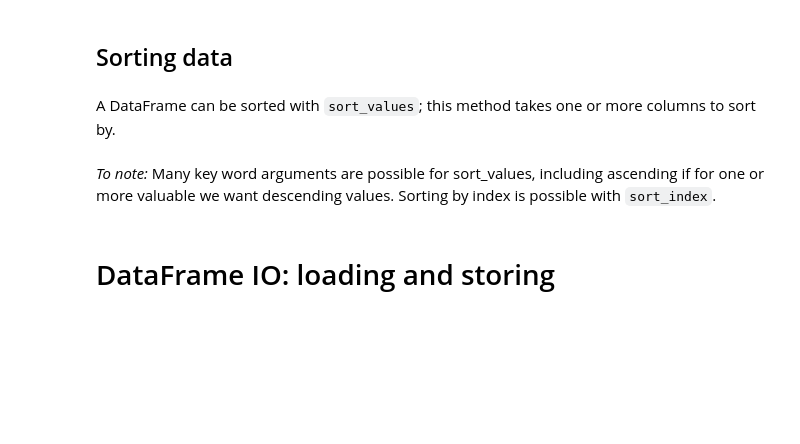
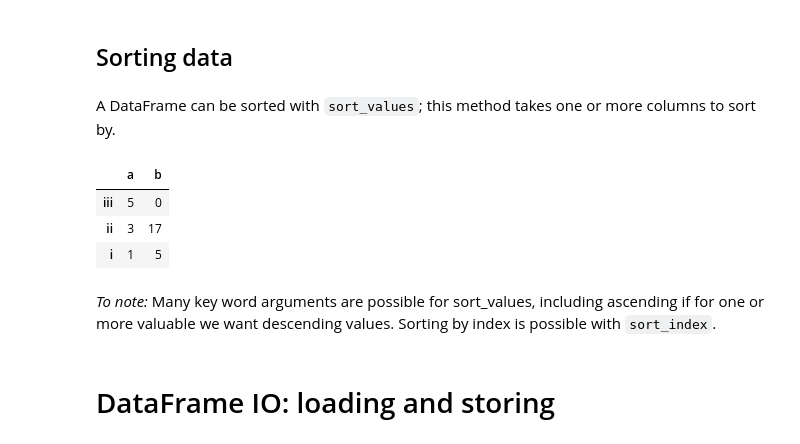
Before and after one commit to abjer/sds, a Jupyter notebook: material/session_4/lecture_4.ipynb, the cells around one changed output. Saved outputs shown, nothing was run; the diff lists cells and outputs as text; code cells hidden in the pictures; blank space fills up the shorter version.

```diff
--- a/material/session_4/lecture_4.ipynb
+++ b/material/session_4/lecture_4.ipynb
@@ -469,7 +550,8 @@ By specifying the keyword `drop`=True  we delete the index. Note `inplace` also
 Column names can be changed with
 # %%
 #option 1
-my_df.columns = ['A', 'B']
-
+print(my_df)
+# my_df.columns = ['a', 'b']
+print(my_df)
 #option 2
-my_df.rename(columns={'A':'a'})
+print(my_df.rename(columns={'a':'A'}))
@@ -478,7 +573,11 @@ my_df.rename(columns={'A':'a'})
 *How can we can update values in a DataFrame?*
 # %%
 # set uniform value
-my_df['B'] = 3
+# my_df['b'] = 3
 
 # set different values
-# my_df['B'] = [2,17,0]
+my_df['b'] = [2,17,0]
+
+# loc, iloc
+my_df.loc['i','b'] = 5
+print(my_df)
@@ -487,7 +591,12 @@ my_df['B'] = 3
 # %% [markdown]
 A DataFrame can be sorted with `sort_values`; this method takes one or more columns to sort by.
 # %%
-my_df.sort_values(by='A', ascending=False)
+my_df.sort_values(by='a', ascending=False)
+# %% [output]
+|  | a | b |
+| iii | 5 | 0 |
+| ii | 3 | 17 |
+| i | 1 | 5 |
 # %% [markdown]
 *To note:* Many key word arguments are possible for sort_values, including ascending if for one or more valuable we want descending values. Sorting by index is possible with `sort_index`.
 # %% [markdown]
```
Also changed, not shown: parts of 28 cells of this notebook, 8 other files.
